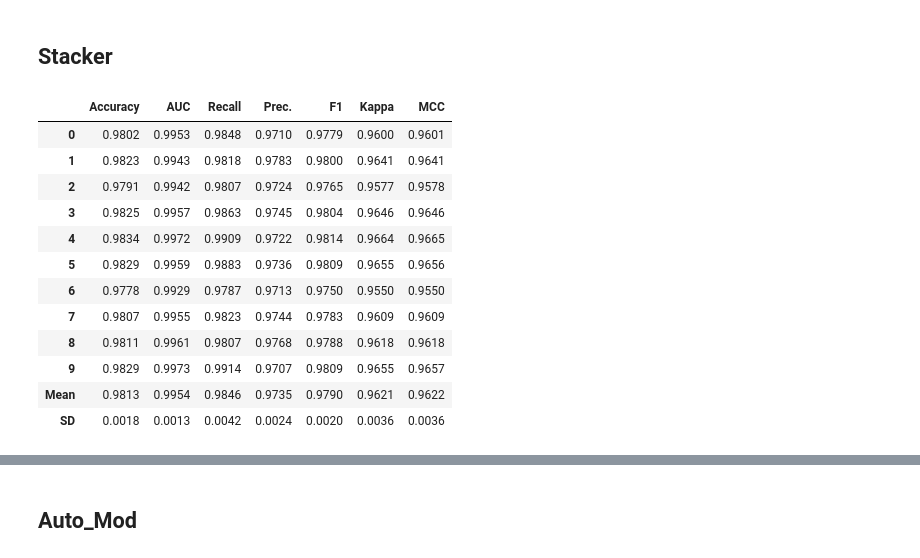
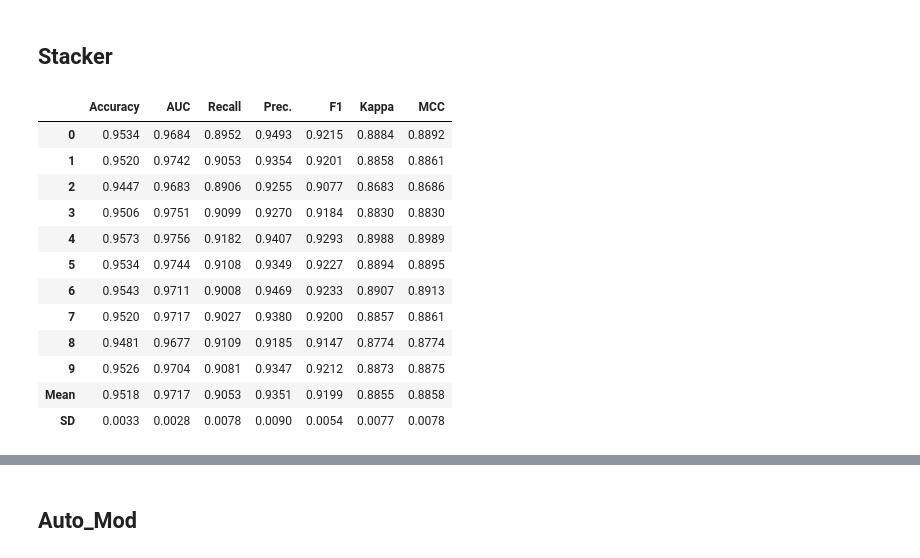
Before and after one commit to leobrandoon/marketing_datascience_binario, a Jupyter notebook: problema_mtk_lego.ipynb, the cells around one changed output, grey strips where cells are left out. Cells and saved outputs as stored; diff of their text form; code cells hidden in the pictures.

Commit message:
Mejorando proyecciones
Aplicamos preprocesado simple y optimizamos un el modelo con stacjer, sin embargo aun tiene problemas en la estimación.

```diff
--- a/problema_mtk_lego.ipynb
+++ b/problema_mtk_lego.ipynb
@@ -391,7 +380,7 @@ df_test_oh.head()
 x = df_train_trans.drop(['y'], axis=1)
 y = df_train_trans['y']
 # %%
-random_over = RandomOverSampler(sampling_strategy=0.8,
+random_over = RandomOverSampler(sampling_strategy=0.44,
                                random_state=123)
 
 X_over,y_over = random_over.fit_resample(x,y)
@@ -566,20 +632,20 @@ blender = blend_models(top3)
 # %% [markdown]
 ## Stacker
 # %%
-exp_name = setup(data = df_over_oh,  target = 'y')
+exp_name = setup(data = df_over,  target = 'y')
 top3 = compare_models(n_select = 3)
-stacker = stack_models(top3, meta_model = lr)
+stacker = stack_models(top3)
 # %% [output]
 |  | Accuracy | AUC | Recall | Prec. | F1 | Kappa | MCC |
-| 0 | 0.9802 | 0.9953 | 0.9848 | 0.9710 | 0.9779 | 0.9600 | 0.9601 |
-| 1 | 0.9823 | 0.9943 | 0.9818 | 0.9783 | 0.9800 | 0.9641 | 0.9641 |
-| 2 | 0.9791 | 0.9942 | 0.9807 | 0.9724 | 0.9765 | 0.9577 | 0.9578 |
-| 3 | 0.9825 | 0.9957 | 0.9863 | 0.9745 | 0.9804 | 0.9646 | 0.9646 |
-| 4 | 0.9834 | 0.9972 | 0.9909 | 0.9722 | 0.9814 | 0.9664 | 0.9665 |
-| 5 | 0.9829 | 0.9959 | 0.9883 | 0.9736 | 0.9809 | 0.9655 | 0.9656 |
-| 6 | 0.9778 | 0.9929 | 0.9787 | 0.9713 | 0.9750 | 0.9550 | 0.9550 |
-| 7 | 0.9807 | 0.9955 | 0.9823 | 0.9744 | 0.9783 | 0.9609 | 0.9609 |
-| 8 | 0.9811 | 0.9961 | 0.9807 | 0.9768 | 0.9788 | 0.9618 | 0.9618 |
-| 9 | 0.9829 | 0.9973 | 0.9914 | 0.9707 | 0.9809 | 0.9655 | 0.9657 |
-| Mean | 0.9813 | 0.9954 | 0.9846 | 0.9735 | 0.9790 | 0.9621 | 0.9622 |
-| SD | 0.0018 | 0.0013 | 0.0042 | 0.0024 | 0.0020 | 0.0036 | 0.0036 |
+| 0 | 0.9534 | 0.9684 | 0.8952 | 0.9493 | 0.9215 | 0.8884 | 0.8892 |
+| 1 | 0.9520 | 0.9742 | 0.9053 | 0.9354 | 0.9201 | 0.8858 | 0.8861 |
+| 2 | 0.9447 | 0.9683 | 0.8906 | 0.9255 | 0.9077 | 0.8683 | 0.8686 |
+| 3 | 0.9506 | 0.9751 | 0.9099 | 0.9270 | 0.9184 | 0.8830 | 0.8830 |
+| 4 | 0.9573 | 0.9756 | 0.9182 | 0.9407 | 0.9293 | 0.8988 | 0.8989 |
+| 5 | 0.9534 | 0.9744 | 0.9108 | 0.9349 | 0.9227 | 0.8894 | 0.8895 |
+| 6 | 0.9543 | 0.9711 | 0.9008 | 0.9469 | 0.9233 | 0.8907 | 0.8913 |
+| 7 | 0.9520 | 0.9717 | 0.9027 | 0.9380 | 0.9200 | 0.8857 | 0.8861 |
+| 8 | 0.9481 | 0.9677 | 0.9109 | 0.9185 | 0.9147 | 0.8774 | 0.8774 |
+| 9 | 0.9526 | 0.9704 | 0.9081 | 0.9347 | 0.9212 | 0.8873 | 0.8875 |
+| Mean | 0.9518 | 0.9717 | 0.9053 | 0.9351 | 0.9199 | 0.8855 | 0.8858 |
+| SD | 0.0033 | 0.0028 | 0.0078 | 0.0090 | 0.0054 | 0.0077 | 0.0078 |
```
Also changed, not shown: parts of 27 cells of this notebook.
